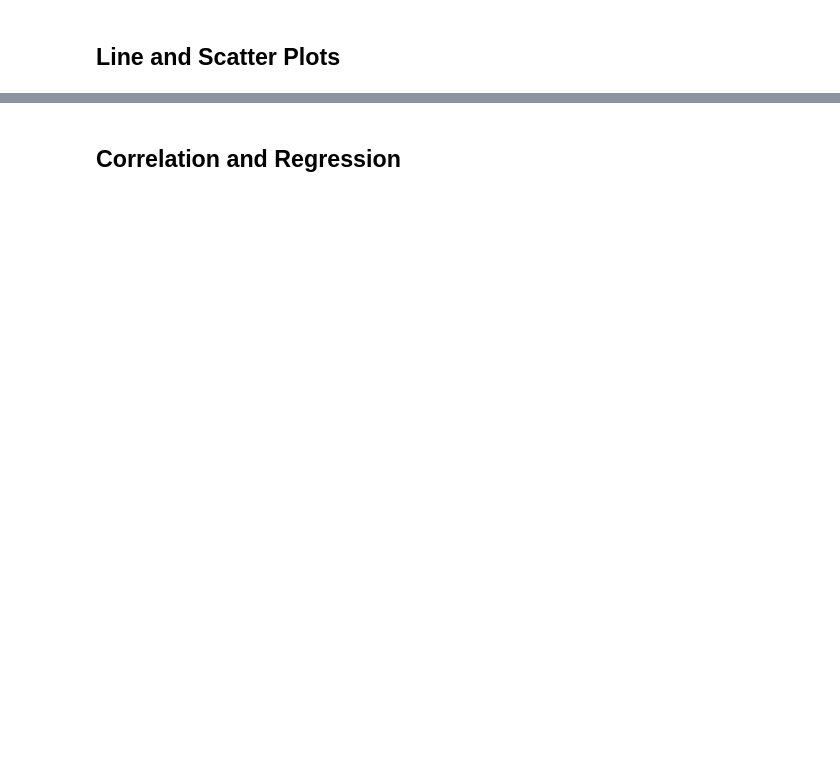
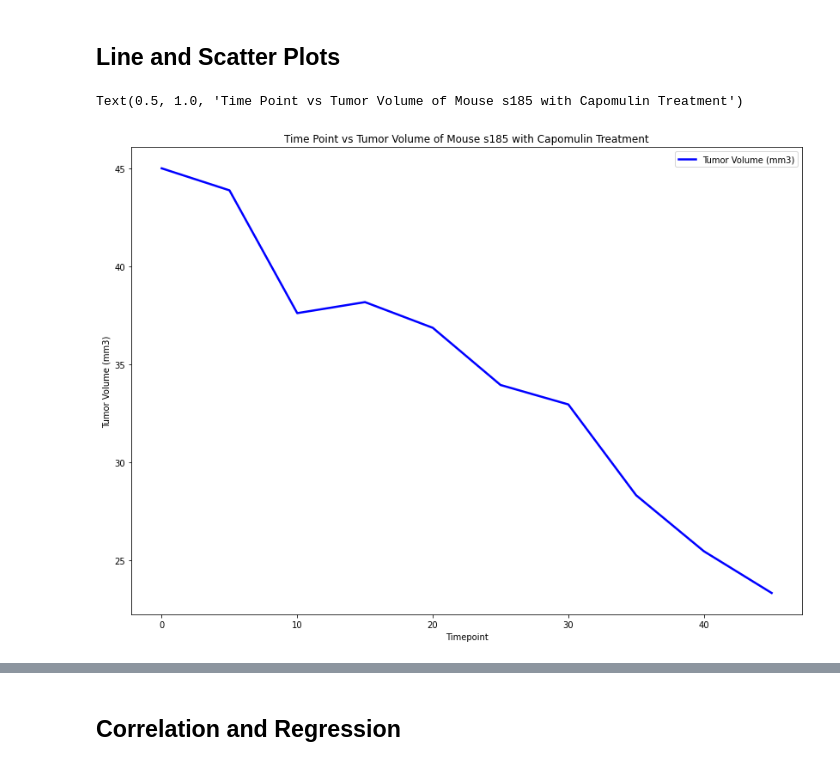
Before and after one commit to dhpark767/Matplotlib_challenge, a Jupyter notebook: Pymaceuticals/pymaceuticals_starter.ipynb, the cells around one changed output, grey strips where cells are left out. Saved outputs shown, nothing was run; the diff lists cells and outputs as text; code cells hidden in the pictures; blank space fills up the shorter version.

```diff
--- a/Pymaceuticals/pymaceuticals_starter.ipynb
+++ b/Pymaceuticals/pymaceuticals_starter.ipynb
@@ -138,0 +240,25 @@ clean_mouse_df.head()
+# %%
+# Generate a line plot of tumor volume vs. time point for a mouse treated with Capomulin
+# Isolate Capomulin Drug Regimen
+capomulin_df = clean_mouse.loc[clean_mouse["Drug Regimen"] == "Capomulin"]
+capomulin_df = capomulin_df.reset_index()
+capomulin_df.head()
+
+# Isolate data of a single mouse (s185)
+# loc slicing by name
+capomulin_s185_df = capomulin_df.loc[capomulin_df["Mouse ID"] == "s185"]
+capomulin_s185_df.head()
+
+# Isolate columns of single mouse (s185)
+capomulin_s185_df = capomulin_s185_df.loc[:,["Timepoint", "Tumor Volume (mm3)"]]
+
+# Set the index of capomulin_s185_df
+capomulin_s185_df = capomulin_s185_df.reset_index(drop=True)
+
+# Generate a line plot of time point versus tumor volume for a mouse (s185) treated with Capomulin
+capomulin_s185_df.set_index('Timepoint').plot(figsize=(14,10), linewidth=2.5, color='blue')
+plt.ylabel('Tumor Volume (mm3)')
+plt.title("Time Point vs Tumor Volume of Mouse s185 with Capomulin Treatment")
+# %% [output]
+Text(0.5, 1.0, 'Time Point vs Tumor Volume of Mouse s185 with Capomulin Treatment')
+[figure, added]
```
Also changed, not shown: parts of 21 cells of this notebook.
